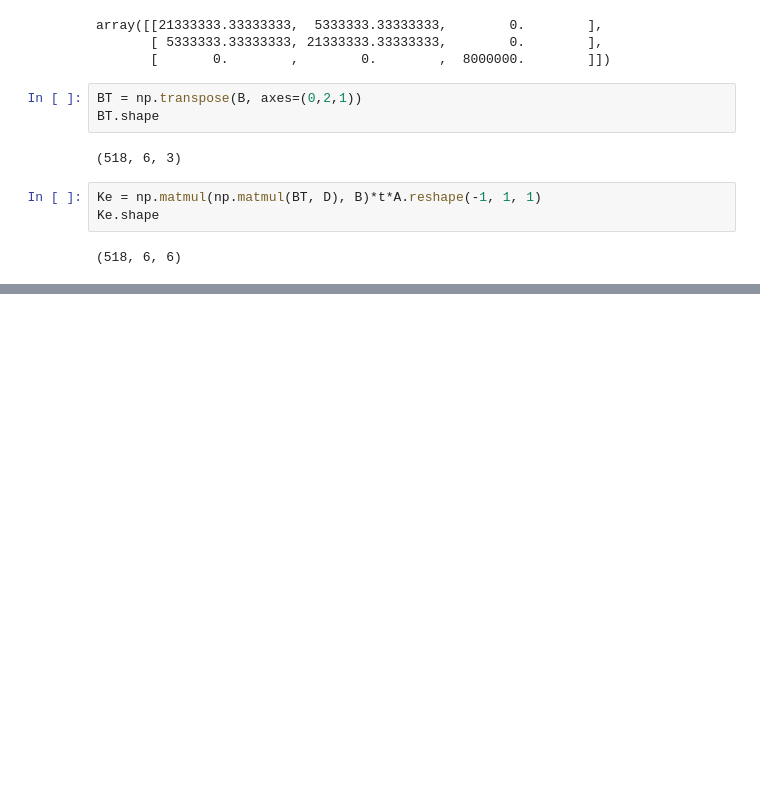
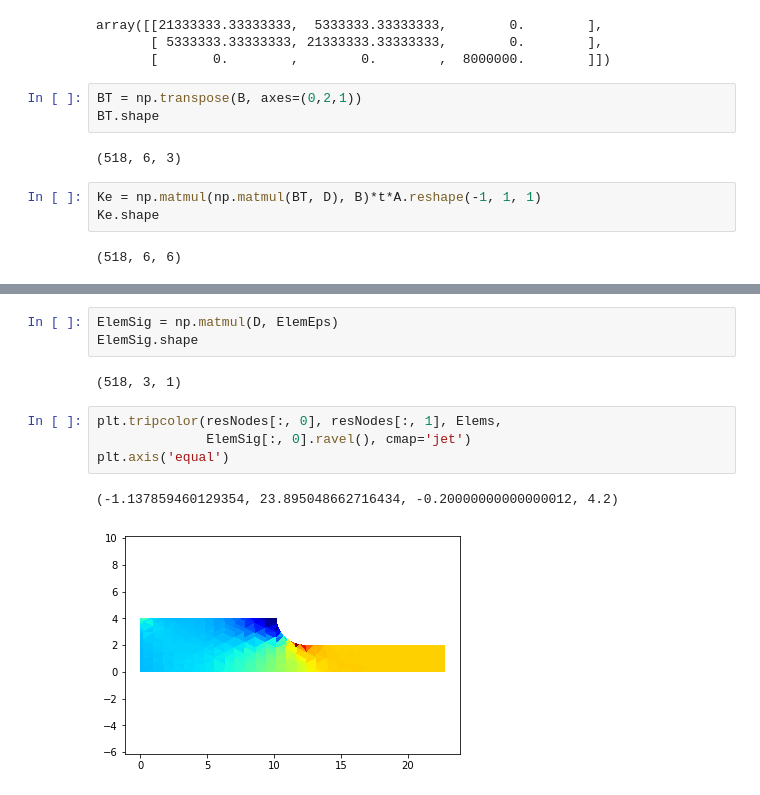
Before and after one commit to BoberSA/FEMCourse, a Jupyter notebook: Segerlind_p235.ipynb, the cells around one changed output, grey strips where cells are left out. Cells and saved outputs as stored; diff of their text form; blank space fills up the shorter version.

```diff
--- a/Segerlind_p235.ipynb
+++ b/Segerlind_p235.ipynb
@@ -218,0 +353,12 @@ Ke.shape
+# %%
+ElemSig = np.matmul(D, ElemEps)
+ElemSig.shape
+# %% [output]
+(518, 3, 1)
+# %%
+plt.tripcolor(resNodes[:, 0], resNodes[:, 1], Elems,
+              ElemSig[:, 0].ravel(), cmap='jet')
+plt.axis('equal')
+# %% [output]
+(-1.137859460129354, 23.895048662716434, -0.20000000000000012, 4.2)
+[figure, added]
```
Also changed, not shown: parts of 38 cells of this notebook.
